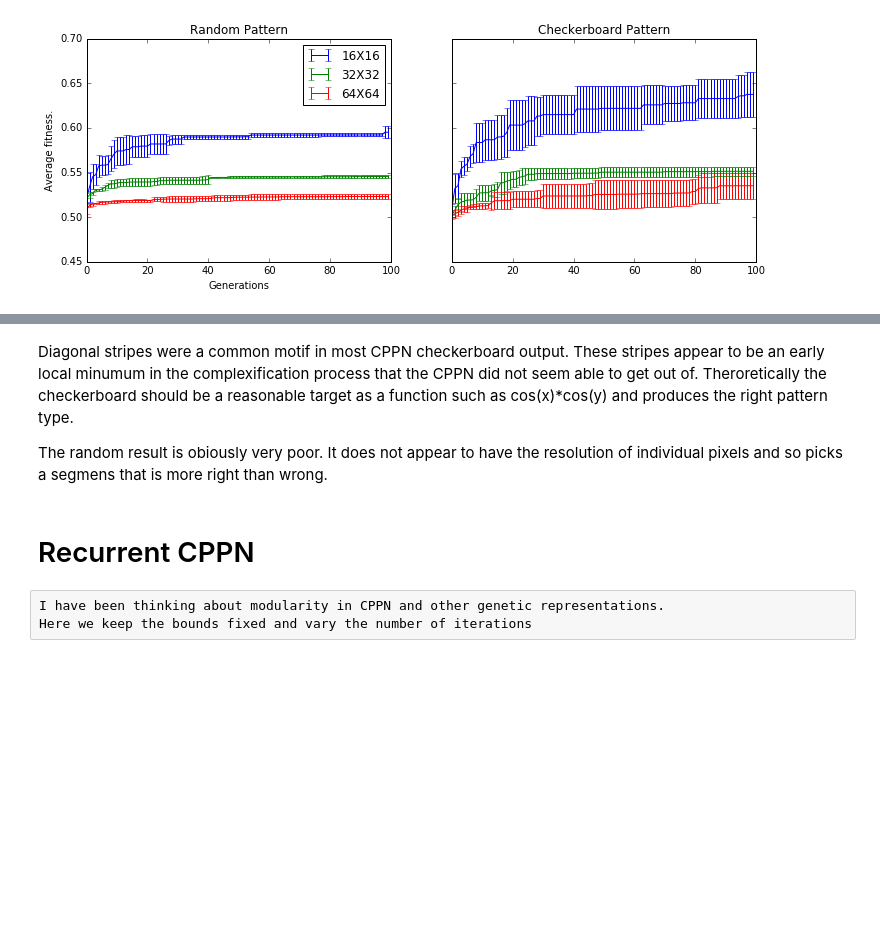
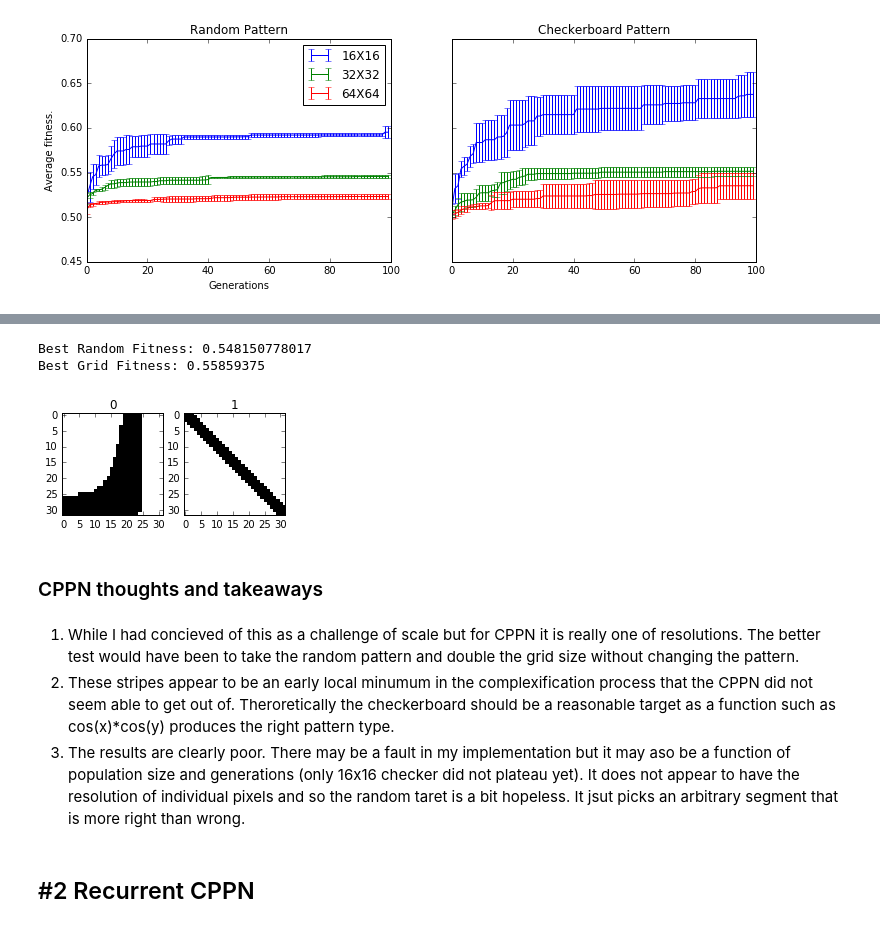
Before and after one commit to joel-simon/CPPN-experiments, a Jupyter notebook: #1 - CPPN Experiments.ipynb, the cells around one changed output, grey strips where cells are left out. Saved outputs shown, nothing was run; the diff lists cells and outputs as text; code cells hidden in the pictures; blank space fills up the shorter version.

```diff
--- a/#1 - CPPN Experiments.ipynb
+++ b/#1 - CPPN Experiments.ipynb
@@ -80,10 +81,16 @@ Avg Best Grid Fitness: 0.6375
 [figure]
+# %%
+# Best 32 x 32 target
+plot_best(cppn_fitnesses, cppn_outputs, i=1)
+# %% [output]
+Best Random Fitness: 0.548150778017
+Best Grid Fitness: 0.55859375
+[figure, added]
+# %% [markdown]
+### CPPN thoughts and takeaways
 # %% [markdown]
-Diagonal stripes were a common motif in most CPPN checkerboard output. These stripes appear to be an early local minumum in the complexification process that the CPPN did not seem able to get out of. Theroretically the checkerboard should be a reasonable target as a function such as cos(x)*cos(y) and produces the right pattern type.
-
-The random result is obiously very poor. It does not appear to have the resolution of individual pixels and so picks a segmens that is more right than wrong.
+1. While I had concieved of this as a challenge of scale but for CPPN it is really one of resolutions. The better test would have been to take the random pattern and double the grid size without changing the pattern.
+2. These stripes appear to be an early local minumum in the complexification process that the CPPN did not seem able to get out of. Theroretically the checkerboard should be a reasonable target as a function such as cos(x)*cos(y) produces the right pattern type.
+3. The results are clearly poor. There may be a fault in my implementation but it may aso be a function of population size and generations (only 16x16 checker did not plateau yet). It does not appear to have the resolution of individual pixels and so the random taret is a bit hopeless. It jsut picks an arbitrary segment that is more right than wrong.
 # %% [markdown]
-# Recurrent CPPN
+## #2  Recurrent CPPN
-# %% [raw]
-I have been thinking about modularity in CPPN and other genetic representations.
-Here we keep the bounds fixed and vary the number of iterations
```
Also changed, not shown: parts of 47 cells of this notebook, 7 other files.
